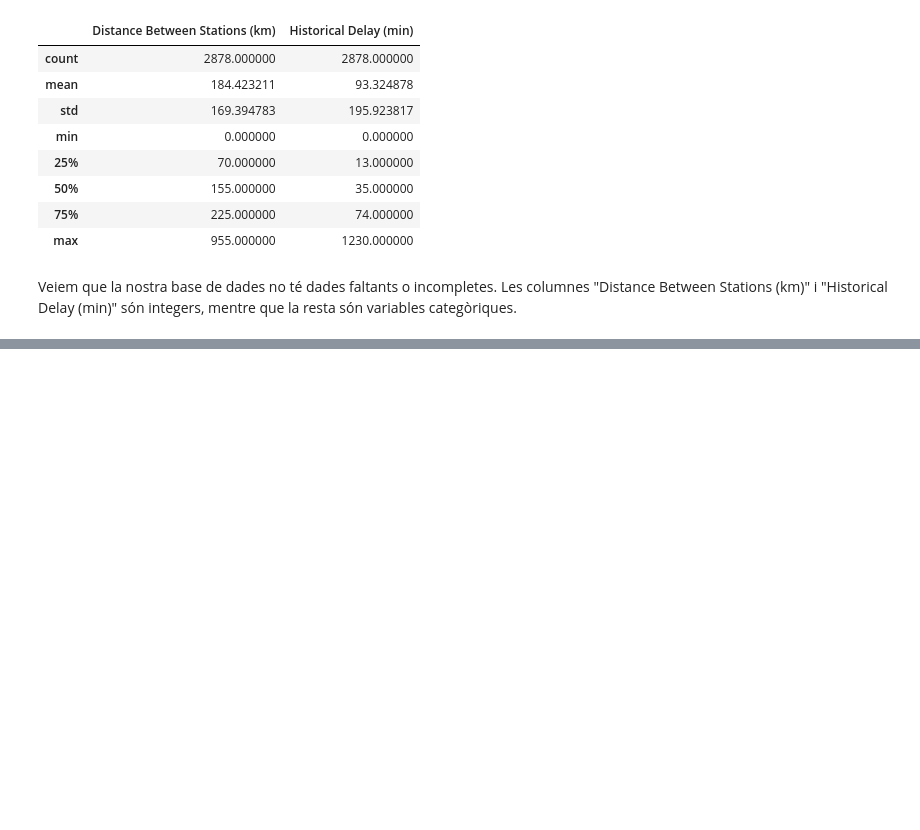
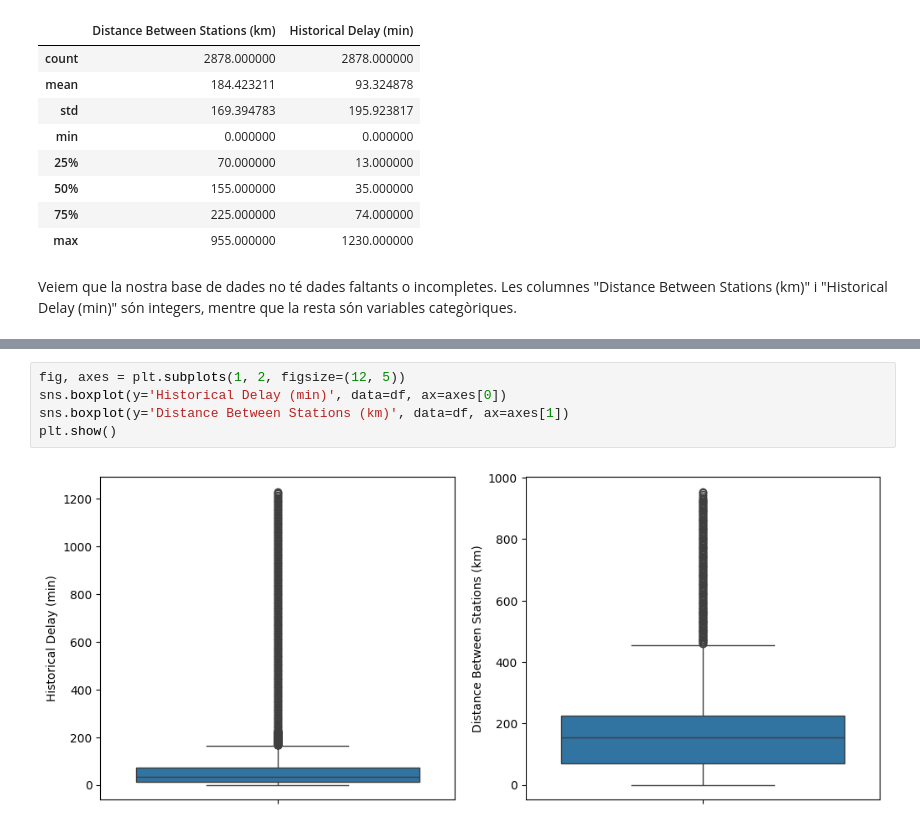
Before and after one commit to cmascarocatala/Kaggle_train_delay, a Jupyter notebook: Train_delay_analisy.ipynb, the cells around one changed output, grey strips where cells are left out. Drawn from its saved outputs; the diff is of its cells as text; blank space fills up the shorter version.

```diff
--- a/Train_delay_analisy.ipynb
+++ b/Train_delay_analisy.ipynb
@@ -70,0 +77,7 @@ Veiem que la nostra base de dades no té dades faltants o incompletes. Les colum
+# %%
+fig, axes = plt.subplots(1, 2, figsize=(12, 5))
+sns.boxplot(y='Historical Delay (min)', data=df, ax=axes[0])
+sns.boxplot(y='Distance Between Stations (km)', data=df, ax=axes[1])
+plt.show()
+# %% [output]
+[figure, added]
```
Also changed, not shown: parts of 12 cells of this notebook.
